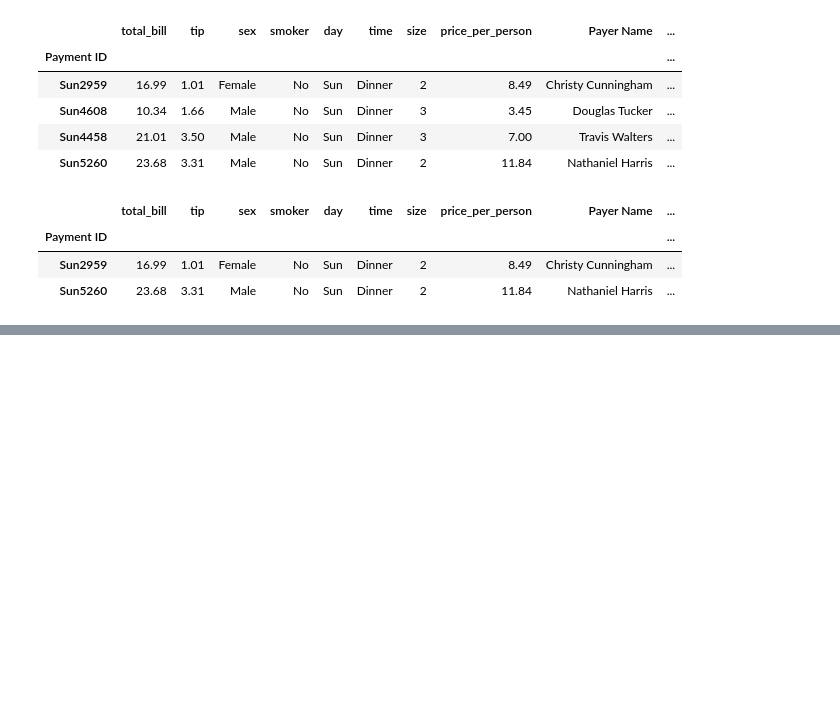
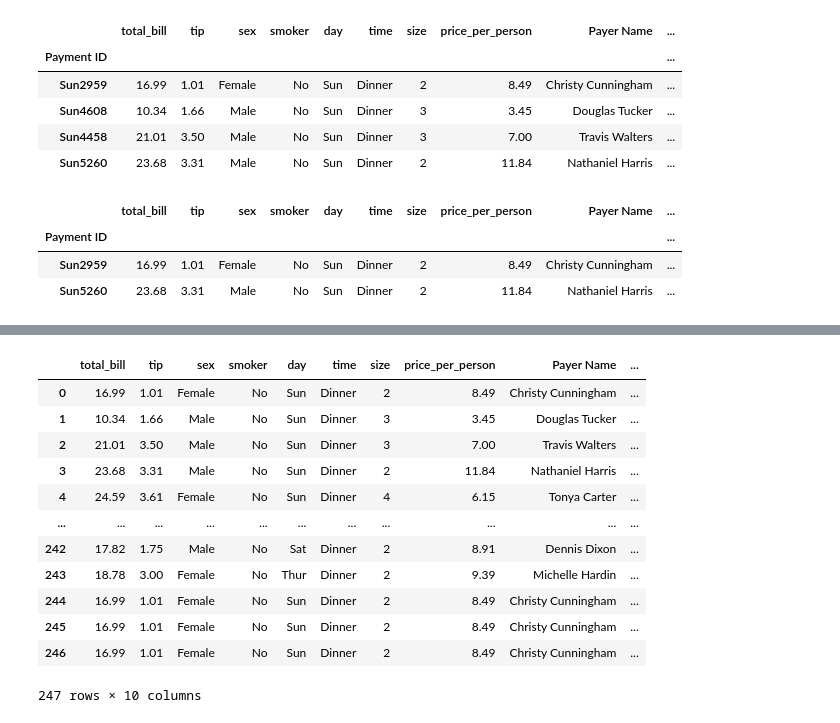
Before and after one commit to AngelDHackerman/fullDataSciencePath, a Jupyter notebook: python_Machine_Learning_Data_Science/Pandas/dataframes.ipynb, the cells around one changed output, grey strips where cells are left out. Drawn from its saved outputs; the diff is of its cells as text; code cells hidden in the pictures; blank space fills up the shorter version.

```diff
--- a/python_Machine_Learning_Data_Science/Pandas/dataframes.ipynb
+++ b/python_Machine_Learning_Data_Science/Pandas/dataframes.ipynb
@@ -400,0 +424,3 @@ df.loc[['Sun2959', 'Sun5260']]
+# %%
+one_row = df.iloc[0]
+one_row
@@ -400,0 +439,17 @@ df.loc[['Sun2959', 'Sun5260']]
+# %%
+df = df.append(one_row, ignore_index=True)
+df
+# %% [output]
+|  | total_bill | tip | sex | smoker | day | time | size | price_per_person | Payer Name | ... |
+| 0 | 16.99 | 1.01 | Female | No | Sun | Dinner | 2 | 8.49 | Christy Cunningham | ... |
+| 1 | 10.34 | 1.66 | Male | No | Sun | Dinner | 3 | 3.45 | Douglas Tucker | ... |
+| 2 | 21.01 | 3.50 | Male | No | Sun | Dinner | 3 | 7.00 | Travis Walters | ... |
+| 3 | 23.68 | 3.31 | Male | No | Sun | Dinner | 2 | 11.84 | Nathaniel Harris | ... |
+| 4 | 24.59 | 3.61 | Female | No | Sun | Dinner | 4 | 6.15 | Tonya Carter | ... |
+| ... | ... | ... | ... | ... | ... | ... | ... | ... | ... | ... |
+| 242 | 17.82 | 1.75 | Male | No | Sat | Dinner | 2 | 8.91 | Dennis Dixon | ... |
+| 243 | 18.78 | 3.00 | Female | No | Thur | Dinner | 2 | 9.39 | Michelle Hardin | ... |
+| 244 | 16.99 | 1.01 | Female | No | Sun | Dinner | 2 | 8.49 | Christy Cunningham | ... |
+| 245 | 16.99 | 1.01 | Female | No | Sun | Dinner | 2 | 8.49 | Christy Cunningham | ... |
+| 246 | 16.99 | 1.01 | Female | No | Sun | Dinner | 2 | 8.49 | Christy Cunningham | ... |
+247 rows × 10 columns
```
Also changed, not shown: parts of 6 cells of this notebook, 1 other file.
